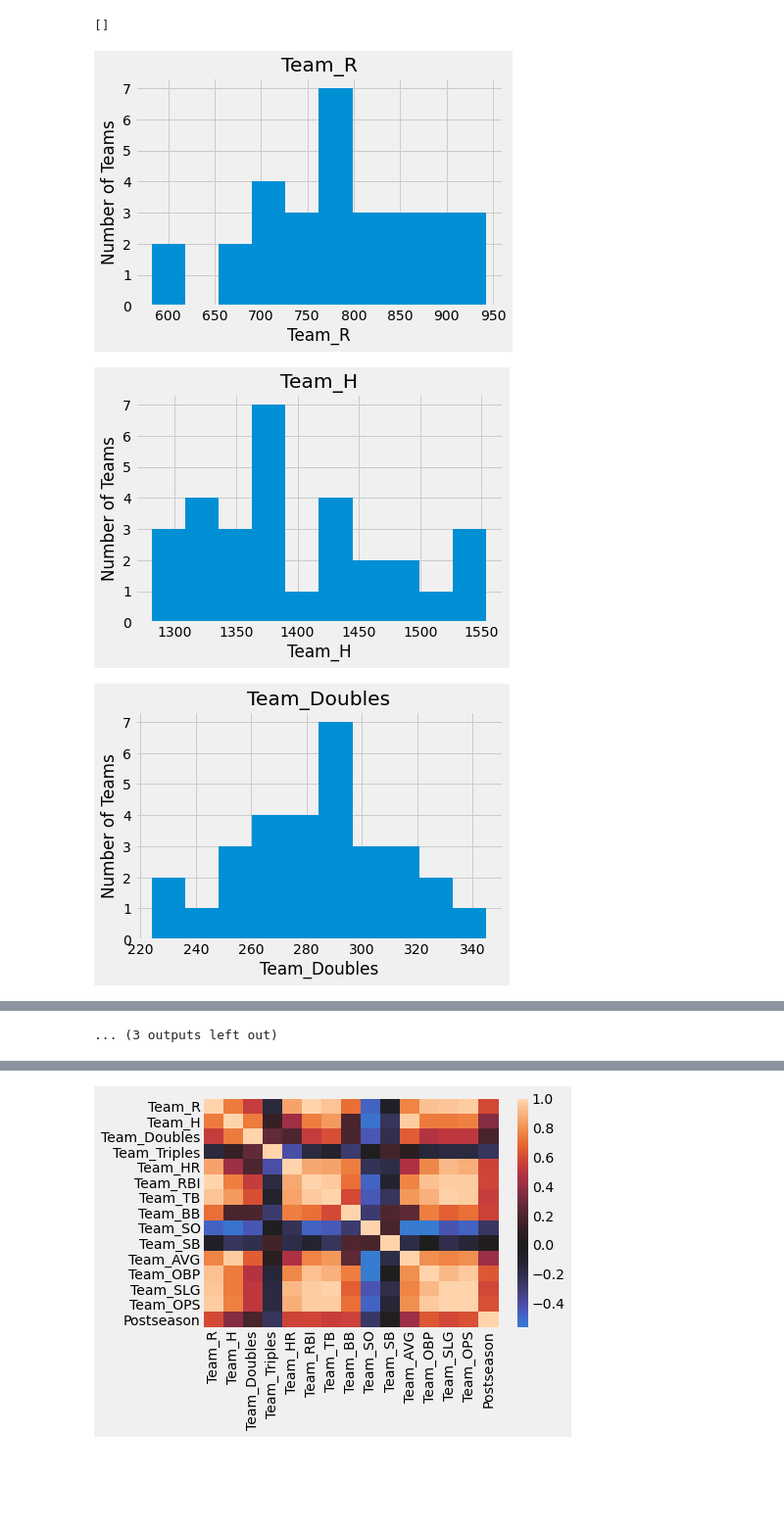
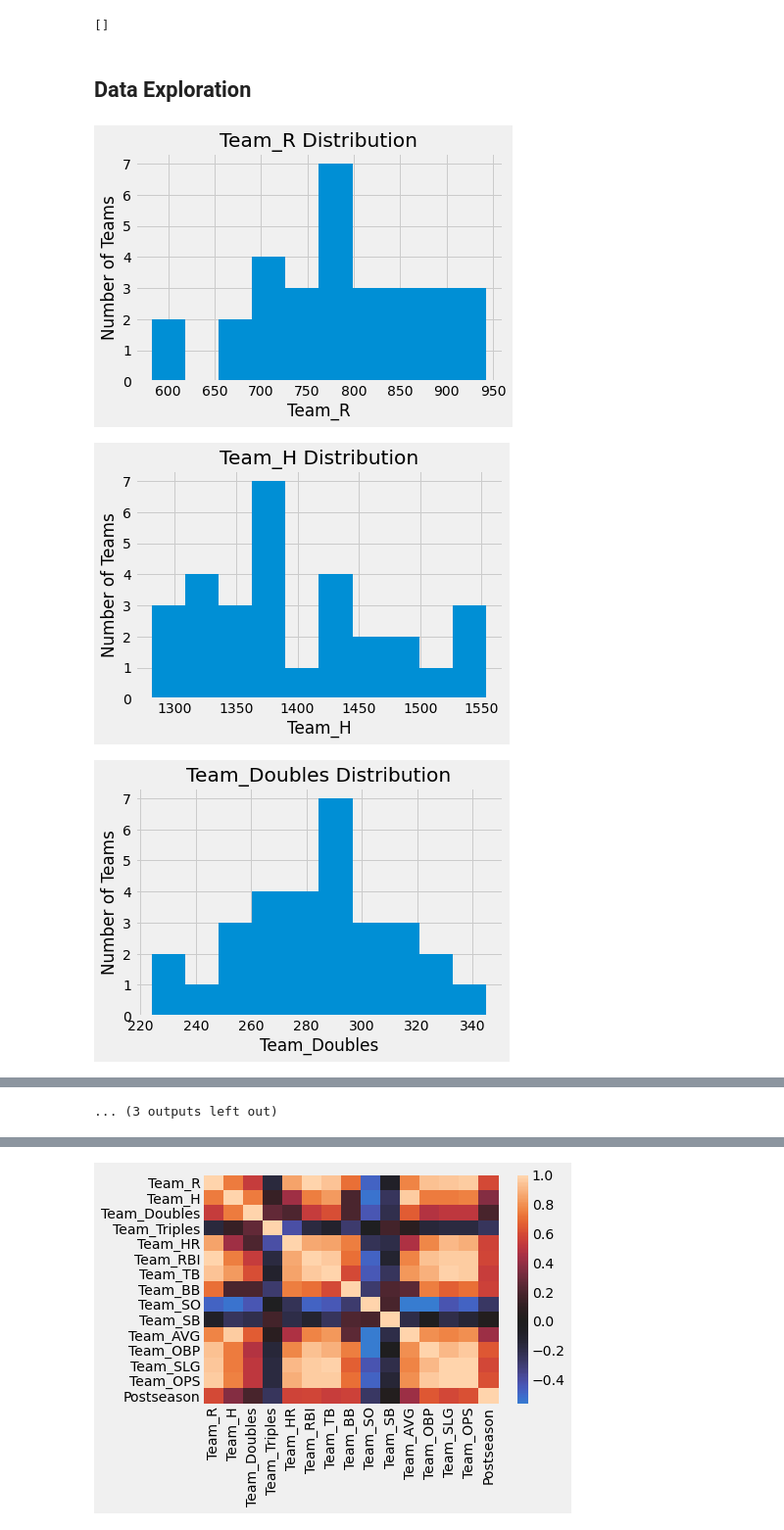
Before and after one commit to jmg0144/mlb-analysis, a Jupyter notebook: MLB-Analysis.ipynb, the cells around one changed output, grey strips where cells are left out. Shown at 98% size. Saved outputs shown, nothing was run; the diff lists cells and outputs as text; code cells hidden in the pictures; blank space fills up the shorter version.

```diff
--- a/MLB-Analysis.ipynb
+++ b/MLB-Analysis.ipynb
@@ -192,4 +174,6 @@ for team in df_2.index[df_2['Postseason']]:
 postseason
 # %% [output]
 []
+# %% [markdown]
+## Data Exploration
 # %%
@@ -196,13 +181,13 @@ postseason
 plt.style.use('fivethirtyeight')
 # %%
+#Check Distributions:
 for i in df_2.columns:
     plt.hist(df_2[i])
-    #plt.ylabel=df_2[i]
-    plt.title(i)
+    plt.title(i + ' Distribution')
     plt.xlabel(i)
     plt.ylabel('Number of Teams')
     plt.show()
 # %% [output]
-[figure, old version]
+[figure, new version]
-[figure, old version]
+[figure, new version]
-[figure, old version]
+[figure, new version]
```
Also changed, not shown: parts of 27 cells of this notebook.
